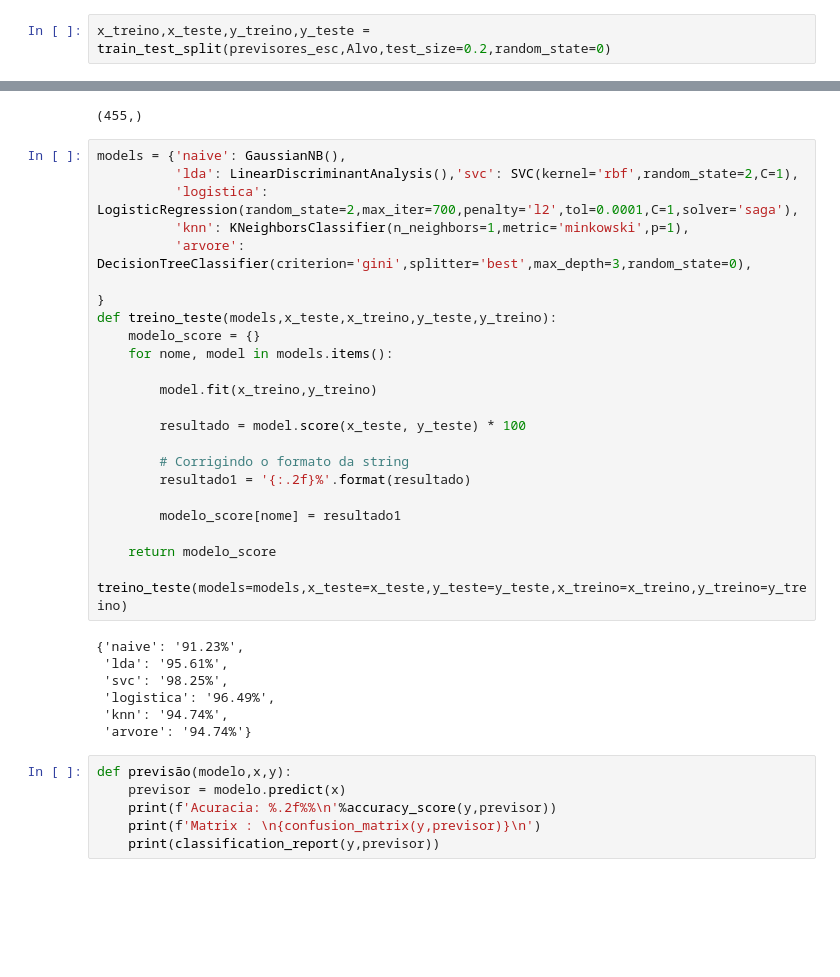
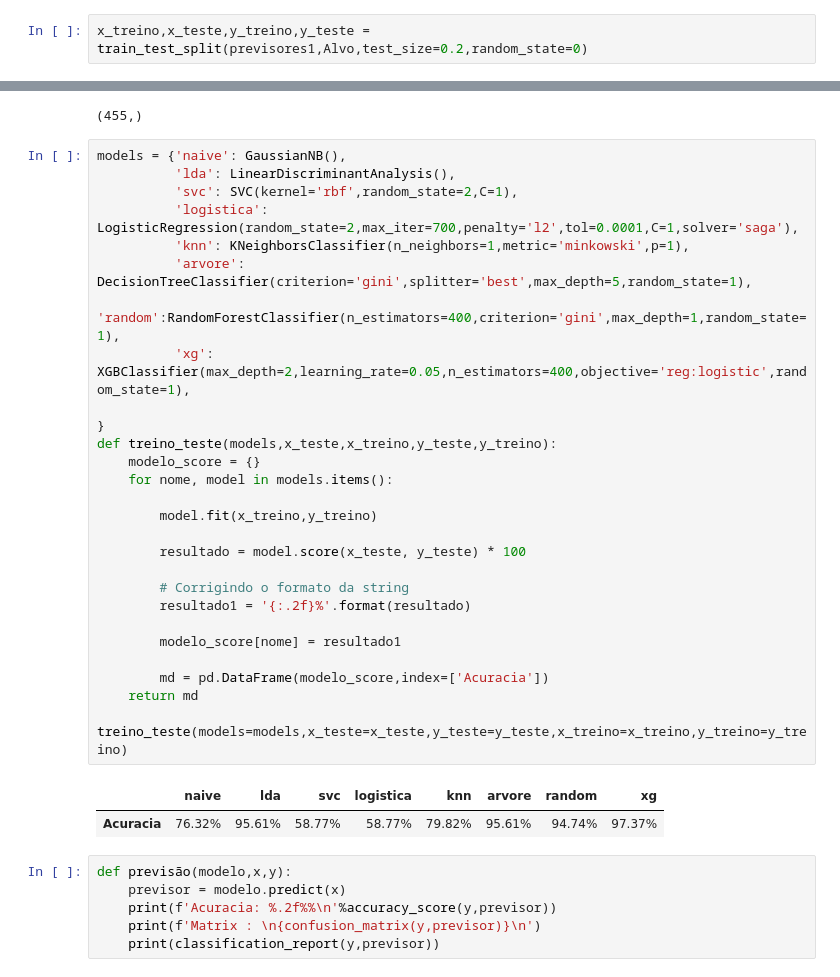
Before and after one commit to DiogoMonteiro99/Ciencias-de-dados, a Jupyter notebook: cancer_mama1.ipynb, the cells around one changed output, grey strips where cells are left out. Saved outputs shown, nothing was run; the diff lists cells and outputs as text; blank space fills up the shorter version.

```diff
--- a/cancer_mama1.ipynb
+++ b/cancer_mama1.ipynb
@@ -106,7 +108,7 @@ array([[-0.44788305,  1.30470502, -2.23106547, ...,  0.05441657,
        [-0.47436876, -1.95852142,  1.4213793 , ..., -1.81204054,
          0.03527813, -0.80934564]])
 # %%
-x_treino,x_teste,y_treino,y_teste = train_test_split(previsores_esc,Alvo,test_size=0.2,random_state=0)
+x_treino,x_teste,y_treino,y_teste = train_test_split(previsores1,Alvo,test_size=0.2,random_state=0)
 # %%
 x_teste.shape
 # %% [output]
@@ -125,35 +127,35 @@ y_treino.shape
 (455,)
 # %%
 models = {'naive': GaussianNB(),
-          'lda': LinearDiscriminantAnalysis(),'svc': SVC(kernel='rbf',random_state=2,C=1),
+          'lda': LinearDiscriminantAnalysis(),
+          'svc': SVC(kernel='rbf',random_state=2,C=1),
           'logistica': LogisticRegression(random_state=2,max_iter=700,penalty='l2',tol=0.0001,C=1,solver='saga'),
           'knn': KNeighborsClassifier(n_neighbors=1,metric='minkowski',p=1),
-          'arvore': DecisionTreeClassifier(criterion='gini',splitter='best',max_depth=3,random_state=0),
+          'arvore': DecisionTreeClassifier(criterion='gini',splitter='best',max_depth=5,random_state=1),
+          'random':RandomForestClassifier(n_estimators=400,criterion='gini',max_depth=1,random_state=1),
+          'xg': XGBClassifier(max_depth=2,learning_rate=0.05,n_estimators=400,objective='reg:logistic',random_state=1),
 
 }
 def treino_teste(models,x_teste,x_treino,y_teste,y_treino):
     modelo_score = {}
     for nome, model in models.items():
 
         model.fit(x_treino,y_treino)
 
         resultado = model.score(x_teste, y_teste) * 100
 
         # Corrigindo o formato da string
         resultado1 = '{:.2f}%'.format(resultado)
 
         modelo_score[nome] = resultado1
 
-    return modelo_score
+        md = pd.DataFrame(modelo_score,index=['Acuracia'])
+    return md
 
 treino_teste(models=models,x_teste=x_teste,y_teste=y_teste,x_treino=x_treino,y_treino=y_treino)
 # %% [output]
-{'naive': '91.23%',
- 'lda': '95.61%',
- 'svc': '98.25%',
- 'logistica': '96.49%',
- 'knn': '94.74%',
- 'arvore': '94.74%'}
+|  | naive | lda | svc | logistica | knn | arvore | random | xg |
+| Acuracia | 76.32% | 95.61% | 58.77% | 58.77% | 79.82% | 95.61% | 94.74% | 97.37% |
 # %%
 def previsão(modelo,x,y):
     previsor = modelo.predict(x)
```
Also changed, not shown: parts of 19 cells of this notebook.
